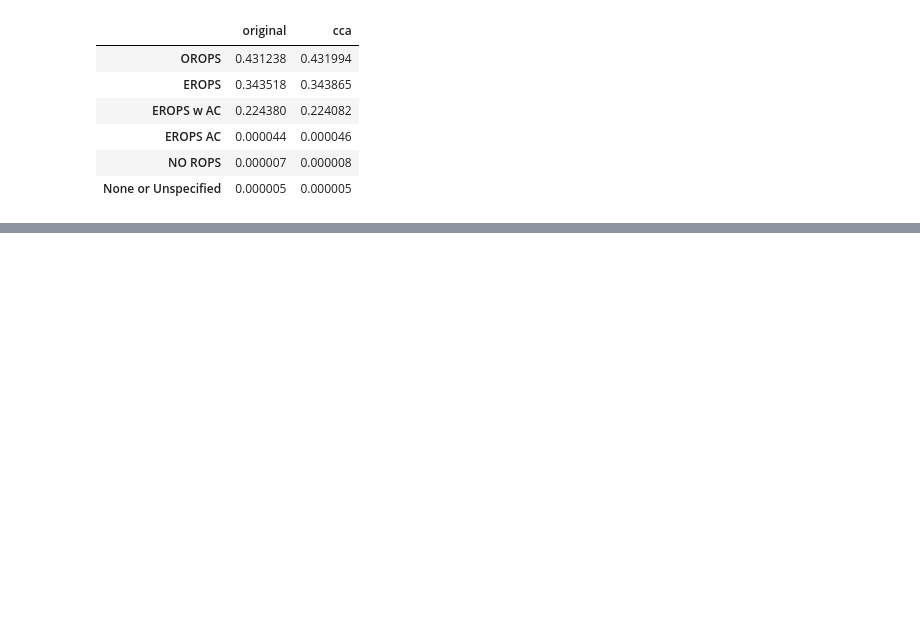
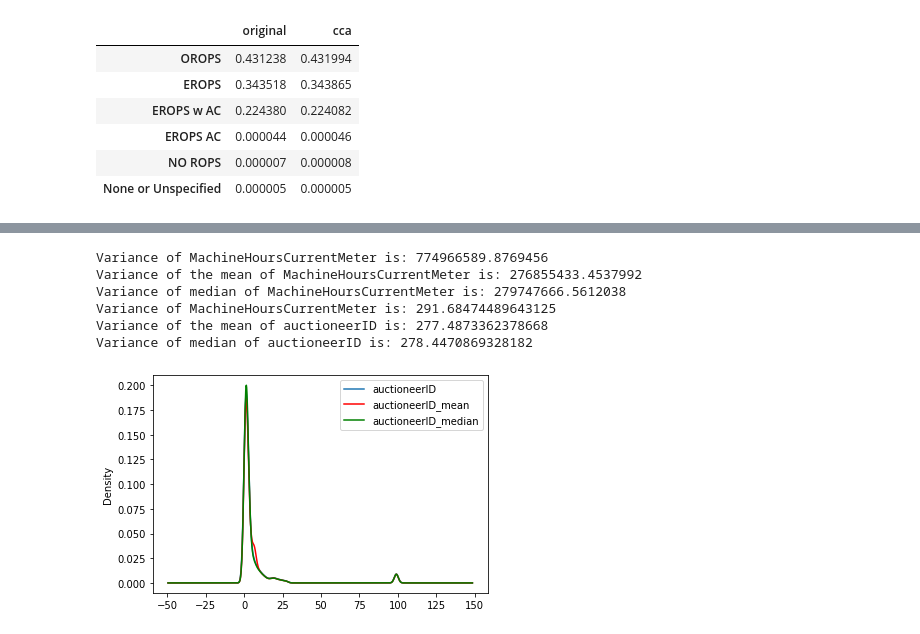
Before and after one commit to TROISTROIS/BLUE-BOOK-FOR-BULLDOZERS, a Jupyter notebook: blue-book-for-bulldozers.ipynb, the cells around one changed output, grey strips where cells are left out. Cells and saved outputs as stored; diff of their text form; code cells hidden in the pictures; blank space fills up the shorter version.

Commit message:
Kaggle Notebook | Blue Book for Bulldozers | Mean/Median Imputation

```diff
--- a/blue-book-for-bulldozers.ipynb
+++ b/blue-book-for-bulldozers.ipynb
@@ -449,0 +492,5 @@ CCA does not work at all.
+# %%
+X = numimpute
+y = df['SalePrice']
+# %%
+XTrain,XTest, YTrain, YTest = train_test_split(X,y,test_size=0.2,random_state=33)
@@ -449,0 +513,16 @@ CCA does not work at all.
+# %%
+# mean and median imputation on auctioneer ID
+auctioneerID_mean=XTrain['auctioneerID'].mean()
+auctioneerID_median=XTrain['auctioneerID'].median()
+# mean imputation
+XTrain['auctioneerID_mean'] = XTrain['auctioneerID'].fillna(auctioneerID_mean)
+# median imputation
+XTrain['auctioneerID_median'] = XTrain['auctioneerID'].fillna(auctioneerID_median)
+# %%
+# mean and median imputation on MachineHoursCurrentMeter
+MachineHoursCurrentMeter_mean = XTrain['MachineHoursCurrentMeter'].mean()
+MachineHoursCurrentMeter_median = XTrain['MachineHoursCurrentMeter'].median()
+# mean imputation
+XTrain['MachineHoursCurrentMeter_mean'] = XTrain['MachineHoursCurrentMeter'].fillna(MachineHoursCurrentMeter_mean)
+# median imputation
+XTrain['MachineHoursCurrentMeter_median'] = XTrain['MachineHoursCurrentMeter'].fillna(MachineHoursCurrentMeter_median)
@@ -449,0 +543,29 @@ CCA does not work at all.
+# %%
+# check for the change in variance in both variables
+print("Variance of MachineHoursCurrentMeter is:", XTrain['MachineHoursCurrentMeter'].var())
+print("Variance of the mean of MachineHoursCurrentMeter is:", XTrain['MachineHoursCurrentMeter_mean'].var())
+print("Variance of median of MachineHoursCurrentMeter is:", XTrain['MachineHoursCurrentMeter_median'].var())
+
+print("Variance of MachineHoursCurrentMeter is:", XTrain['auctioneerID'].var())
+print("Variance of the mean of auctioneerID is:", XTrain['auctioneerID_mean'].var())
+print("Variance of median of auctioneerID is:", XTrain['auctioneerID_median'].var())
+# %% [output]
+Variance of MachineHoursCurrentMeter is: 774966589.8769456
+Variance of the mean of MachineHoursCurrentMeter is: 276855433.4537992
+Variance of median of MachineHoursCurrentMeter is: 279747666.5612038
+Variance of MachineHoursCurrentMeter is: 291.68474489643125
+Variance of the mean of auctioneerID is: 277.4873362378668
+Variance of median of auctioneerID is: 278.4470869328182
+# %%
+# check for change in distribution
+fig = plt.figure()
+ax = fig.add_subplot(111)
+XTrain["auctioneerID"].plot(kind='kde',ax=ax)
+XTrain['auctioneerID_mean'].plot(kind='kde',ax=ax,color = 'red')
+XTrain['auctioneerID_median'].plot(kind='kde',ax=ax,color='green')
+
+lines,labels = ax.get_legend_handles_labels()
+ax.legend(lines,labels,loc='best')
+plt.show()
+# %% [output]
+[figure, added]
```
Also changed, not shown: parts of 19 cells of this notebook.
